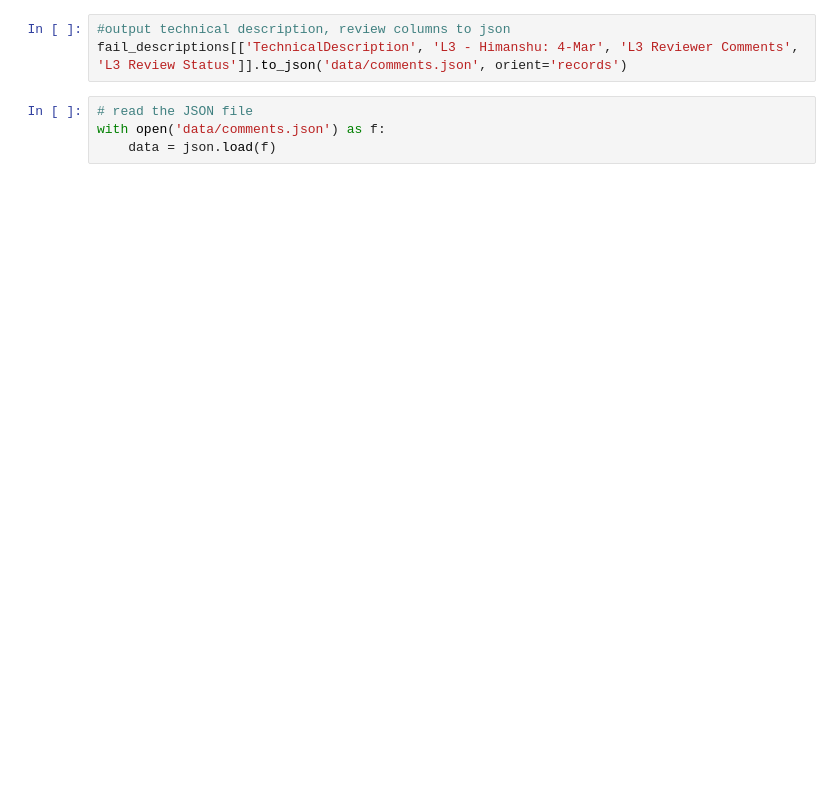
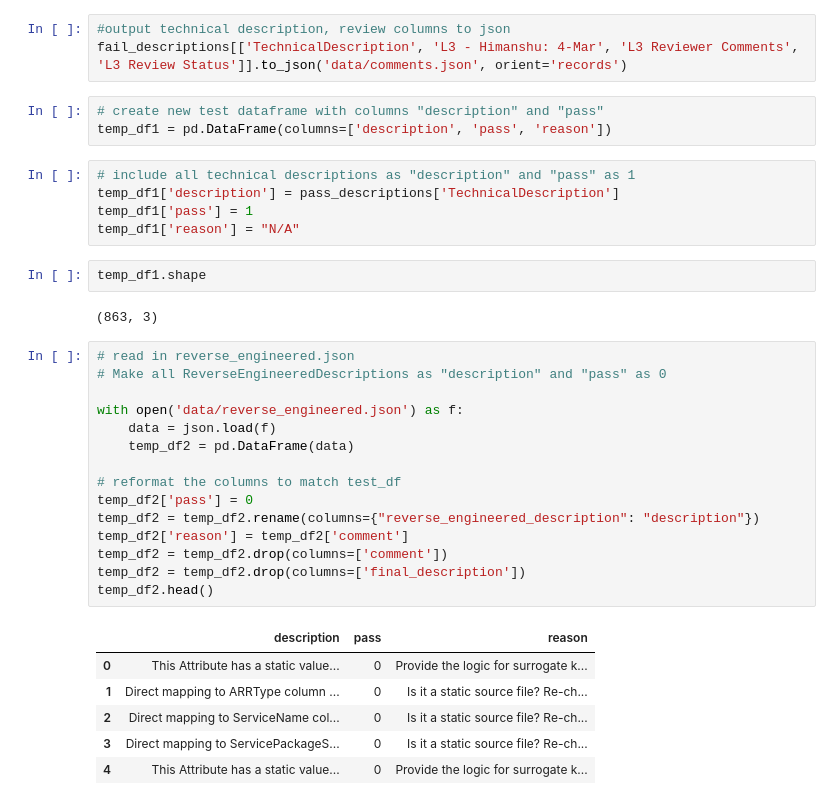
Before and after one commit to machupichu412/Data-Description-Quality, a Jupyter notebook: data_cleaning.ipynb, the cells around one changed output. Cells and saved outputs as stored; diff of their text form; blank space fills up the shorter version.

```diff
--- a/data_cleaning.ipynb
+++ b/data_cleaning.ipynb
@@ -130,7 +131,37 @@ fail_descriptions.head()
 # %%
 #output technical description, review columns to json
 fail_descriptions[['TechnicalDescription', 'L3 - Himanshu: 4-Mar', 'L3 Reviewer Comments', 'L3 Review Status']].to_json('data/comments.json', orient='records')
-# %%
-# read the JSON file
-with open('data/comments.json') as f:
-    data = json.load(f)
+# %%
+# create new test dataframe with columns "description" and "pass"
+temp_df1 = pd.DataFrame(columns=['description', 'pass', 'reason'])
+# %%
+# include all technical descriptions as "description" and "pass" as 1
+temp_df1['description'] = pass_descriptions['TechnicalDescription']
+temp_df1['pass'] = 1
+temp_df1['reason'] = "N/A"
+# %%
+temp_df1.shape
+# %% [output]
+(863, 3)
+# %%
+# read in reverse_engineered.json
+# Make all ReverseEngineeredDescriptions as "description" and "pass" as 0
+
+with open('data/reverse_engineered.json') as f:
+    data = json.load(f)
+    temp_df2 = pd.DataFrame(data)
+
+# reformat the columns to match test_df
+temp_df2['pass'] = 0
+temp_df2 = temp_df2.rename(columns={"reverse_engineered_description": "description"})
+temp_df2['reason'] = temp_df2['comment']
+temp_df2 = temp_df2.drop(columns=['comment'])
+temp_df2 = temp_df2.drop(columns=['final_description'])
+temp_df2.head()
+# %% [output]
+|  | description | pass | reason |
+| 0 | This Attribute has a static value... | 0 | Provide the logic for surrogate k... |
+| 1 | Direct mapping to ARRType column ... | 0 | Is it a static source file? Re-ch... |
+| 2 | Direct mapping to ServiceName col... | 0 | Is it a static source file? Re-ch... |
+| 3 | Direct mapping to ServicePackageS... | 0 | Is it a static source file? Re-ch... |
+| 4 | This Attribute has a static value... | 0 | Provide the logic for surrogate k... |
```
Also changed, not shown: parts of 6 cells of this notebook, 8 other files.
